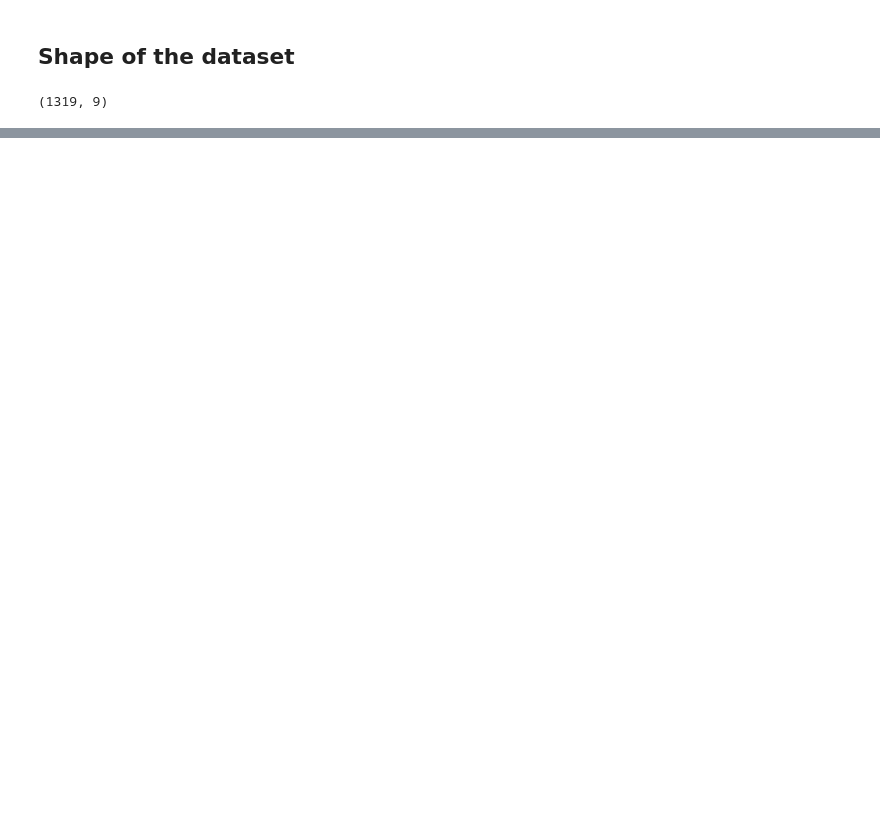
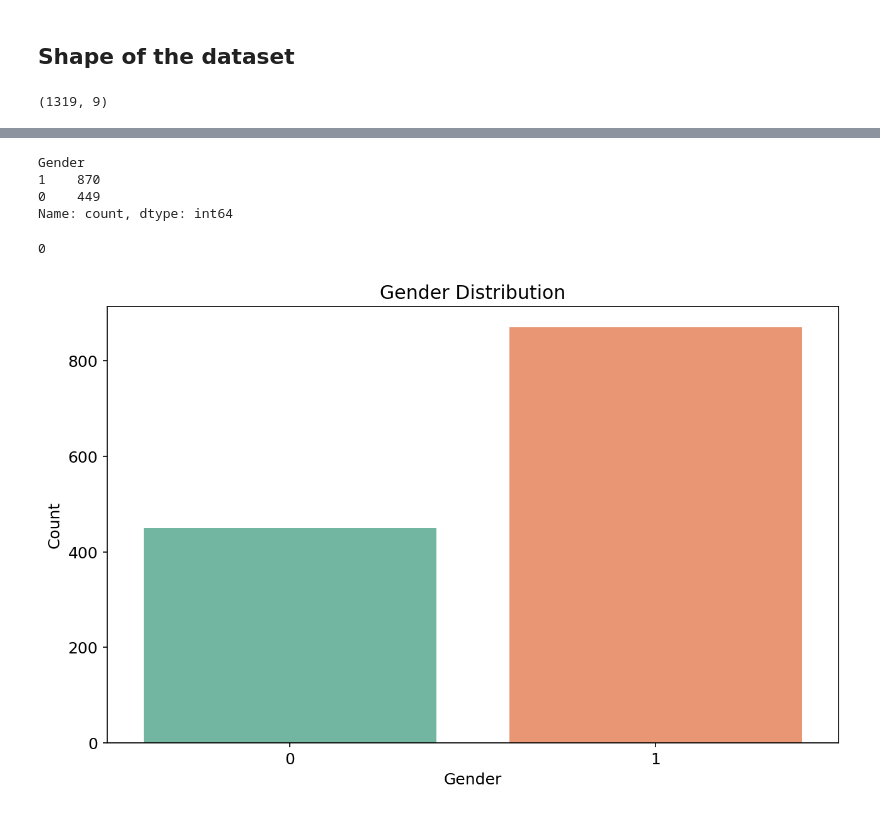
Before and after one commit to Jawad-Muzafar/EDA, a Jupyter notebook: Heart attack dataset/eda.ipynb, the cells around one changed output, grey strips where cells are left out. Cells and saved outputs as stored; diff of their text form; code cells hidden in the pictures; blank space fills up the shorter version.

```diff
--- a/Heart attack dataset/eda.ipynb
+++ b/Heart attack dataset/eda.ipynb
@@ -32,0 +206,19 @@ df.shape
+# %%
+df['Gender'].value_counts()
+# %% [output]
+Gender
+1    870
+0    449
+Name: count, dtype: int64
+# %%
+df['Gender'].isnull().sum()
+# %% [output]
+0
+# %%
+sns.countplot(x=df['Gender'],palette='Set2')
+plt.title('Gender Distribution')
+plt.xlabel('Gender')
+plt.ylabel('Count')
+plt.show()
+# %% [output]
+[figure, added]
```
Also changed, not shown: parts of 34 cells of this notebook.
